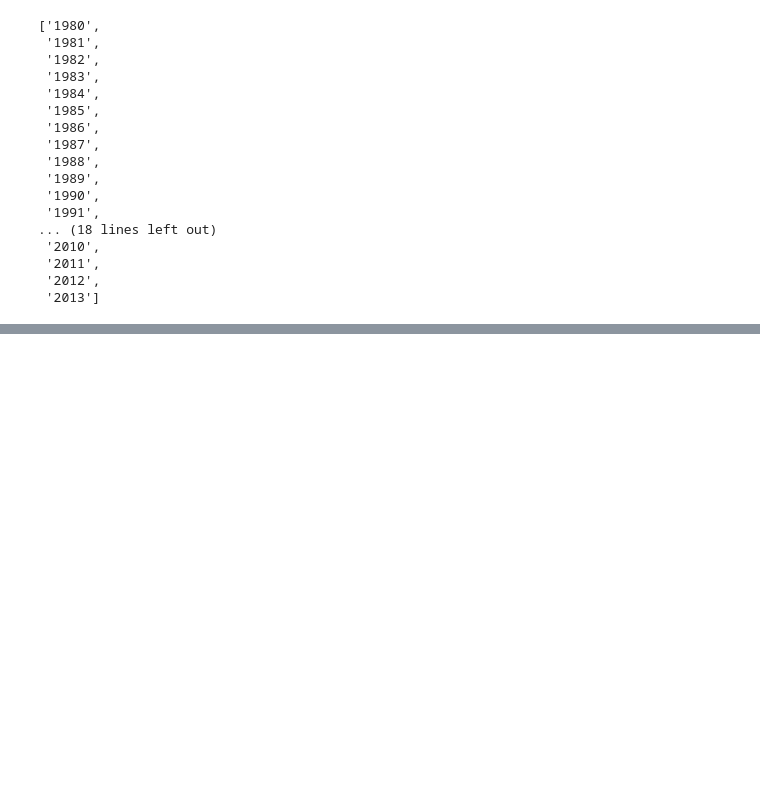
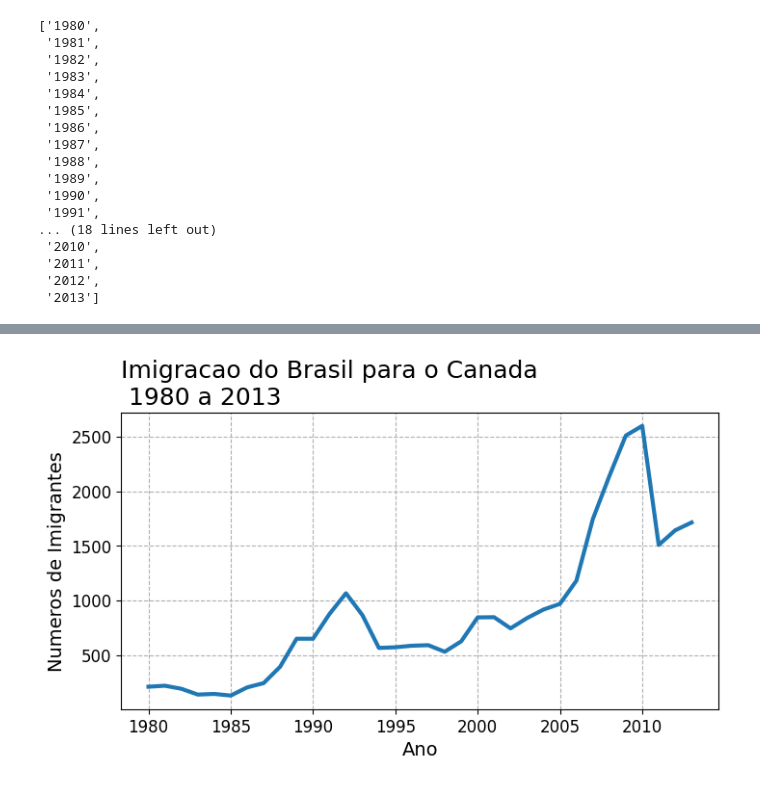
Before and after one commit to th1ago/Data_Science, a Jupyter notebook: Data Visualization/Analise_de_tendencias_de_imigracao_Brasil.ipynb, the cells around one changed output, grey strips where cells are left out. Cells and saved outputs as stored; diff of their text form; code cells hidden in the pictures; blank space fills up the shorter version.

Commit message:
Creating subplots

```diff
--- a/Data Visualization/Analise_de_tendencias_de_imigracao_Brasil.ipynb
+++ b/Data Visualization/Analise_de_tendencias_de_imigracao_Brasil.ipynb
@@ -60,0 +138,20 @@ anos
+# %%
+# fig - permite criar uma figura
+# ax - representa o eixo
+fig, ax=plt.subplots(figsize=(8,4))
+# lw - expessura
+# marker - marcadores (marker='o')
+ax.plot(dados_brasil['ano'], dados_brasil['imigrantes'], lw=3)
+ax.set_title('Imigracao do Brasil para o Canada\n 1980 a 2013', fontsize=18, loc='left')
+# add rotulos
+ax.set_xlabel('Ano', fontsize=14)
+ax.set_ylabel('Numeros de Imigrantes', fontsize=14)
+# alterando os valores dos eixos
+ax.xaxis.set_tick_params(labelsize=12)
+ax.yaxis.set_tick_params(labelsize=12)
+# nao deixa os anos sobrepostos, informando de 5 em 5
+ax.xaxis.set_major_locator(plt.MultipleLocator(5))
+plt.grid(linestyle='--')
+plt.show()
+# %% [output]
+[figure, added]
```
Also changed, not shown: parts of 13 cells of this notebook.
